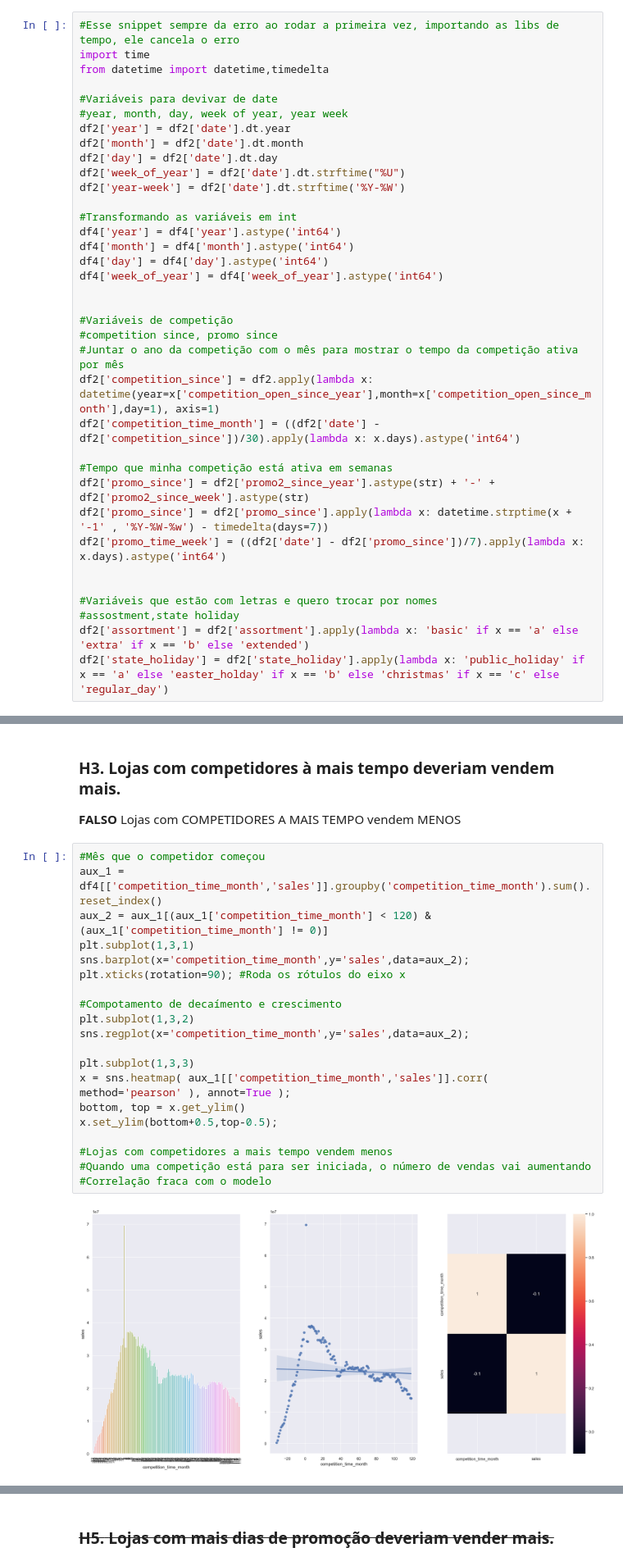
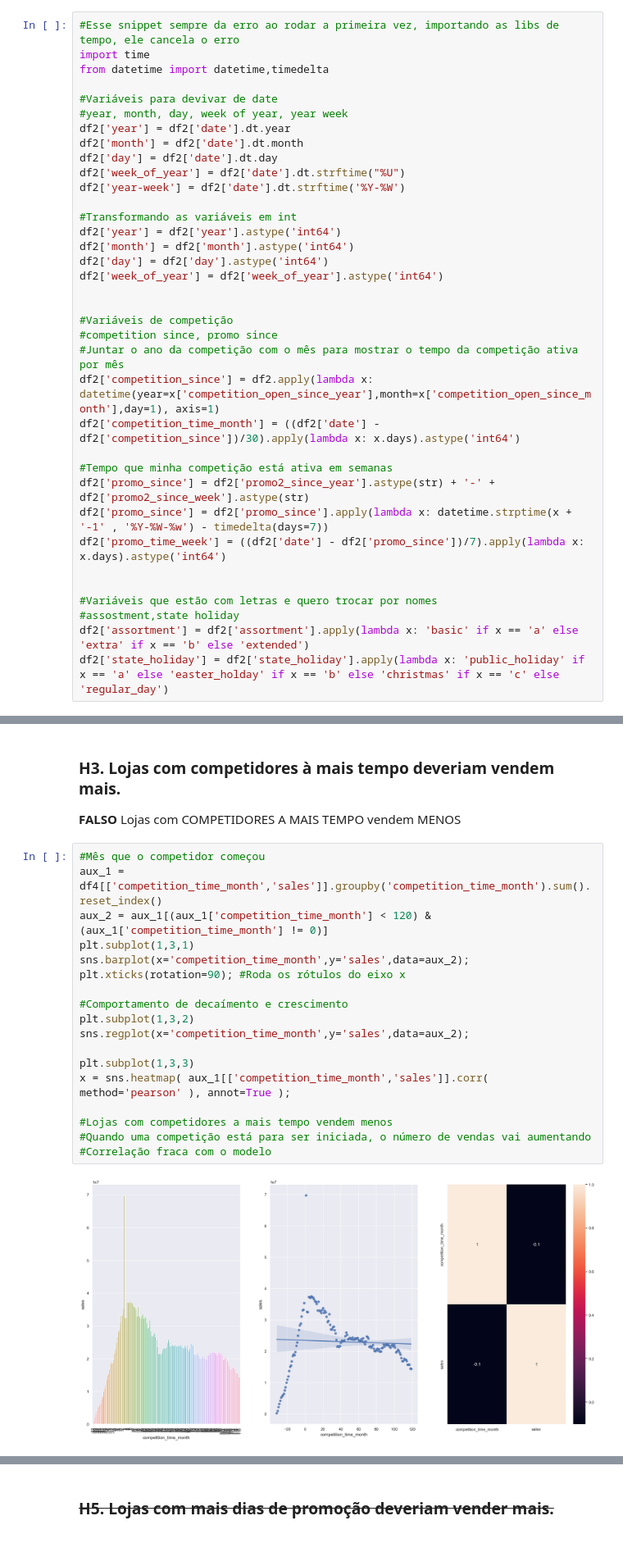
Before and after one commit to ian-alves-sousa/rossman-sales-predict, a Jupyter notebook: Rossmann_store_predction.ipynb, the cells around one changed output, grey strips where cells are left out. Shown at 82% size. Saved outputs shown, nothing was run; the diff lists cells and outputs as text.

```diff
--- a/Rossmann_store_predction.ipynb
+++ b/Rossmann_store_predction.ipynb
@@ -482,10 +474,10 @@ df2['week_of_year'] = df2['date'].dt.strftime("%U")
 df2['year-week'] = df2['date'].dt.strftime('%Y-%W')
 
 #Transformando as variáveis em int
-df4['year'] = df4['year'].astype('int64')
-df4['month'] = df4['month'].astype('int64')
-df4['day'] = df4['day'].astype('int64')
-df4['week_of_year'] = df4['week_of_year'].astype('int64')
+df2['year'] = df2['year'].astype('int64')
+df2['month'] = df2['month'].astype('int64')
+df2['day'] = df2['day'].astype('int64')
+df2['week_of_year'] = df2['week_of_year'].astype('int64')
 
 
 #Variáveis de competição
@@ -653,25 +642,23 @@ x.set_ylim(bottom+0.5,top-0.5);
 # %%
 #Mês que o competidor começou
 aux_1 = df4[['competition_time_month','sales']].groupby('competition_time_month').sum().reset_index()
 aux_2 = aux_1[(aux_1['competition_time_month'] < 120) & (aux_1['competition_time_month'] != 0)]
 plt.subplot(1,3,1)
 sns.barplot(x='competition_time_month',y='sales',data=aux_2);
 plt.xticks(rotation=90); #Roda os rótulos do eixo x
 
-#Compotamento de decaímento e crescimento
+#Comportamento de decaímento e crescimento
 plt.subplot(1,3,2)
 sns.regplot(x='competition_time_month',y='sales',data=aux_2);
 
 plt.subplot(1,3,3)
 x = sns.heatmap( aux_1[['competition_time_month','sales']].corr( method='pearson' ), annot=True );
-bottom, top = x.get_ylim()
-x.set_ylim(bottom+0.5,top-0.5);
 
 #Lojas com competidores a mais tempo vendem menos
 #Quando uma competição está para ser iniciada, o número de vendas vai aumentando
 #Correlação fraca com o modelo
 # %% [output]
-[figure, old version]
+[figure, new version]
 # %% [markdown]
 ### **H4.** Lojas com promoções ativas por mais tempo deveriam vender mais.
 **FALSO** Lojas com promoções ativas por MAIS tempo vendem MENOS, depois de um certo período de promoção.
```
Also changed, not shown: parts of 3 cells of this notebook.
